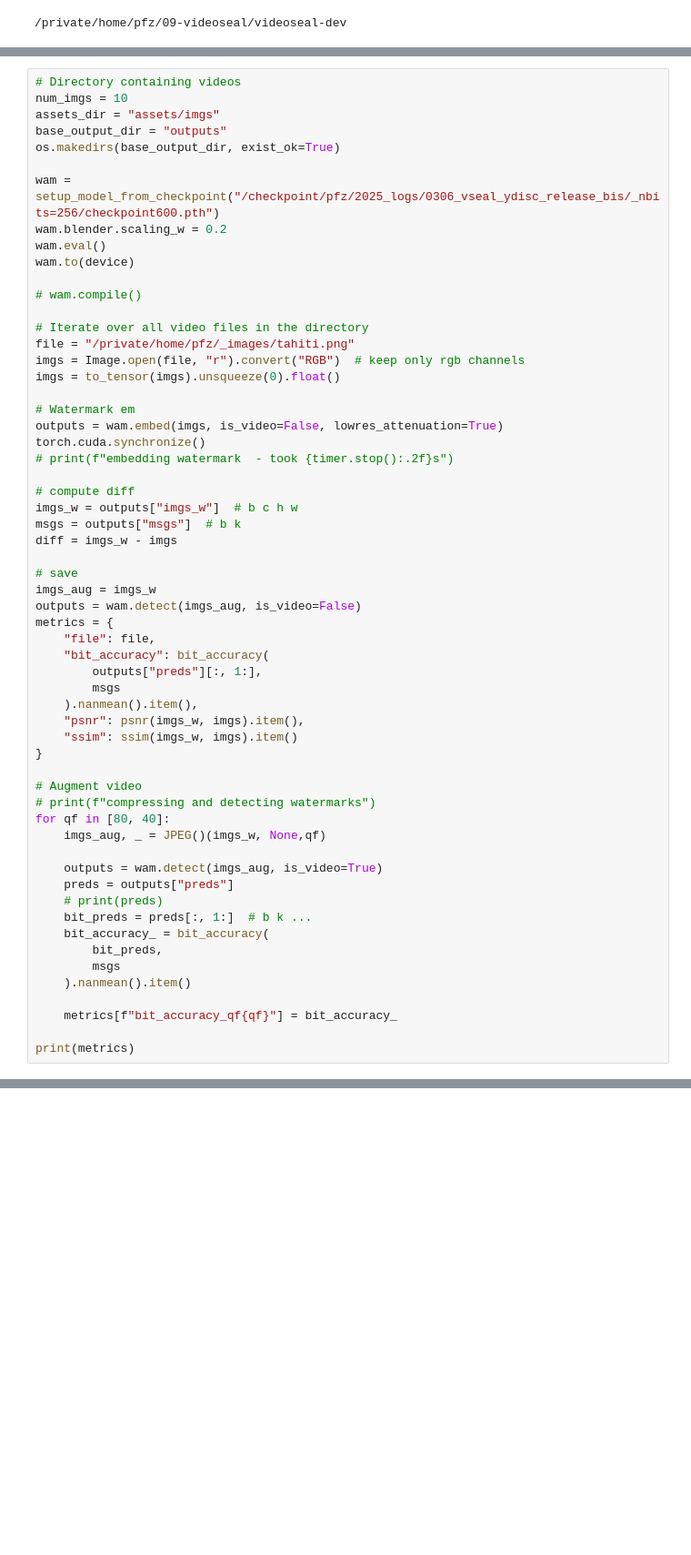
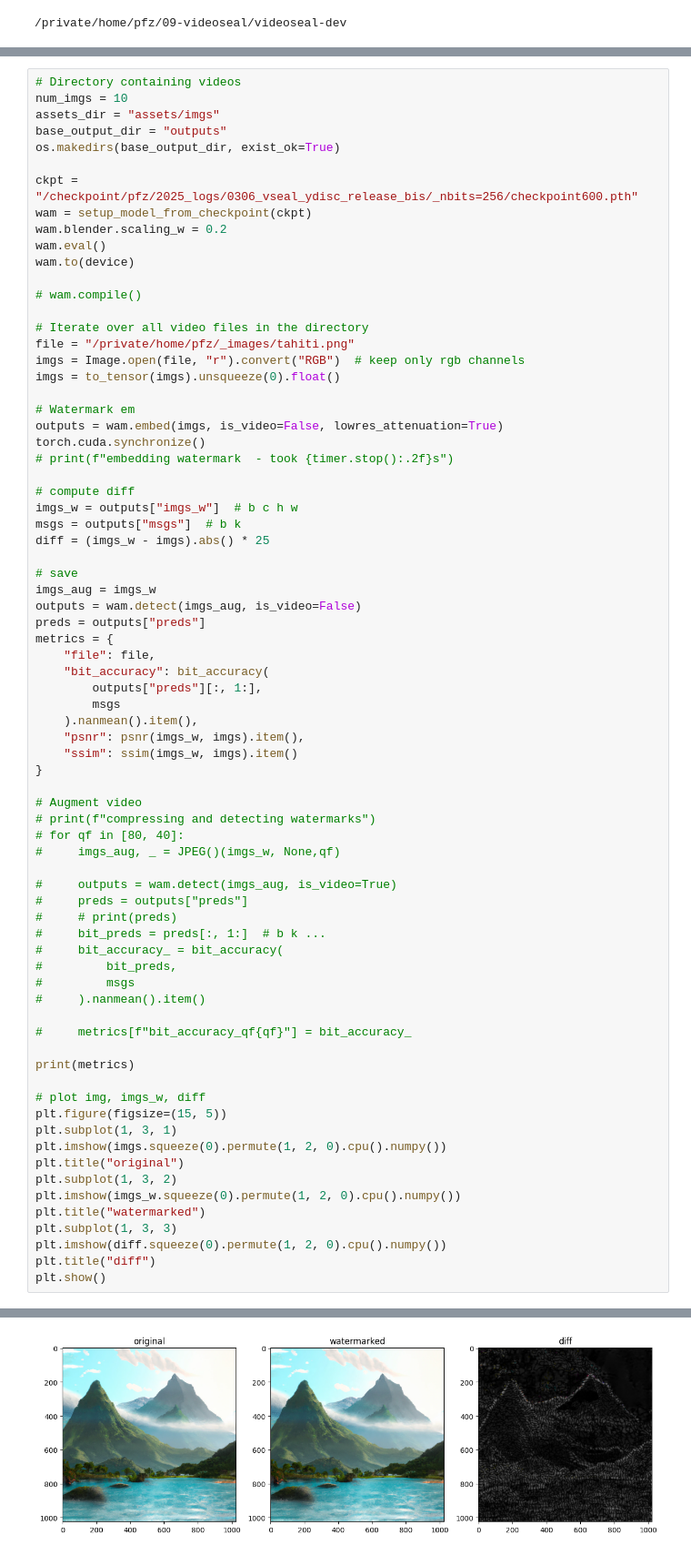
Before and after one commit to facebookresearch/videoseal, a Jupyter notebook: notebooks/sandbox/sandbox_torchscript.ipynb, the cells around one changed output, grey strips where cells are left out. Shown at 91% size. Drawn from its saved outputs; the diff is of its cells as text; blank space fills up the shorter version.

```diff
--- a/notebooks/sandbox/sandbox_torchscript.ipynb
+++ b/notebooks/sandbox/sandbox_torchscript.ipynb
@@ -34,7 +36,8 @@ assets_dir = "assets/imgs"
 base_output_dir = "outputs"
 os.makedirs(base_output_dir, exist_ok=True)
 
-wam = setup_model_from_checkpoint("/checkpoint/pfz/2025_logs/0306_vseal_ydisc_release_bis/_nbits=256/checkpoint600.pth")
+ckpt = "/checkpoint/pfz/2025_logs/0306_vseal_ydisc_release_bis/_nbits=256/checkpoint600.pth"
+wam = setup_model_from_checkpoint(ckpt)
 wam.blender.scaling_w = 0.2
 wam.eval()
 wam.to(device)
@@ -54,11 +57,12 @@ torch.cuda.synchronize()
 # compute diff
 imgs_w = outputs["imgs_w"]  # b c h w
 msgs = outputs["msgs"]  # b k
-diff = imgs_w - imgs
+diff = (imgs_w - imgs).abs() * 25
 
 # save
 imgs_aug = imgs_w
 outputs = wam.detect(imgs_aug, is_video=False)
+preds = outputs["preds"]
 metrics = {
     "file": file,
     "bit_accuracy": bit_accuracy(
@@ -71,20 +75,33 @@ metrics = {
 
 # Augment video
 # print(f"compressing and detecting watermarks")
-for qf in [80, 40]:
-    imgs_aug, _ = JPEG()(imgs_w, None,qf)
+# for qf in [80, 40]:
+#     imgs_aug, _ = JPEG()(imgs_w, None,qf)
 
-    outputs = wam.detect(imgs_aug, is_video=True)
-    preds = outputs["preds"]
-    # print(preds)
-    bit_preds = preds[:, 1:]  # b k ...
-    bit_accuracy_ = bit_accuracy(
-        bit_preds,
-        msgs
-    ).nanmean().item()
+#     outputs = wam.detect(imgs_aug, is_video=True)
+#     preds = outputs["preds"]
+#     # print(preds)
+#     bit_preds = preds[:, 1:]  # b k ...
+#     bit_accuracy_ = bit_accuracy(
+#         bit_preds,
+#         msgs
+#     ).nanmean().item()
 
-    metrics[f"bit_accuracy_qf{qf}"] = bit_accuracy_
+#     metrics[f"bit_accuracy_qf{qf}"] = bit_accuracy_
 
 print(metrics)
+
+# plot img, imgs_w, diff
+plt.figure(figsize=(15, 5))
+plt.subplot(1, 3, 1)
+plt.imshow(imgs.squeeze(0).permute(1, 2, 0).cpu().numpy())
+plt.title("original")
+plt.subplot(1, 3, 2)
+plt.imshow(imgs_w.squeeze(0).permute(1, 2, 0).cpu().numpy())
+plt.title("watermarked")
+plt.subplot(1, 3, 3)
+plt.imshow(diff.squeeze(0).permute(1, 2, 0).cpu().numpy())
+plt.title("diff")
+plt.show()
 # %% [output]
 Model loaded successfully from /checkpoint/pfz/2025_logs/0306_vseal_ydisc_release_bis/_nbits=256/checkpoint600.pth with message: <All keys matched successfully>
@@ -91,0 +109 @@ Model loaded successfully from /checkpoint/pfz/2025_logs/0306_vseal_ydisc_releas
+[figure, added]
```
Also changed, not shown: parts of 10 cells of this notebook, 13 other files.
